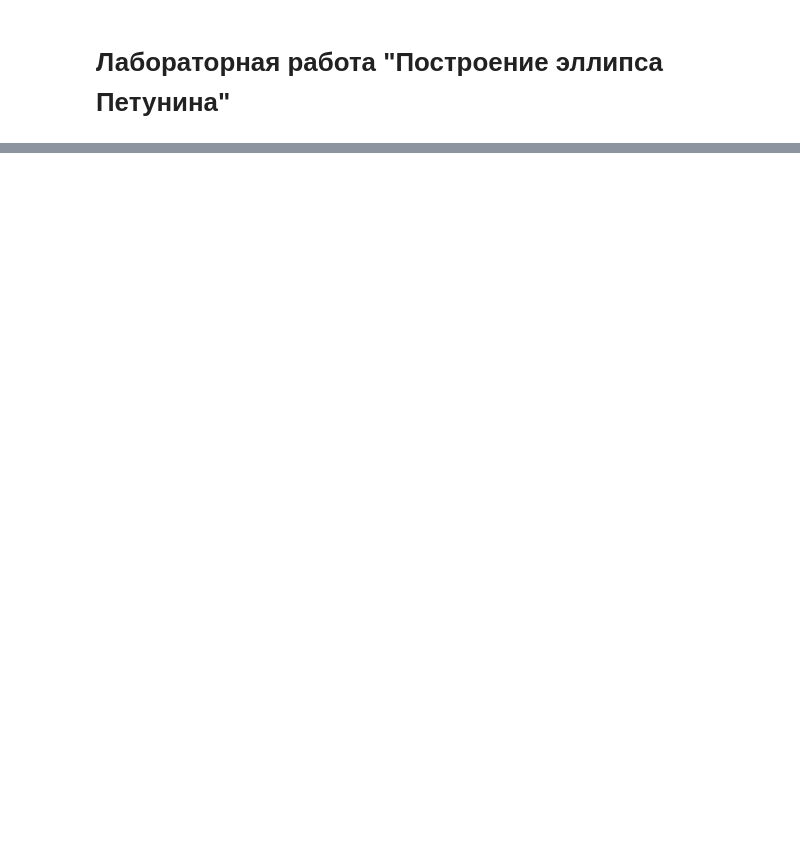
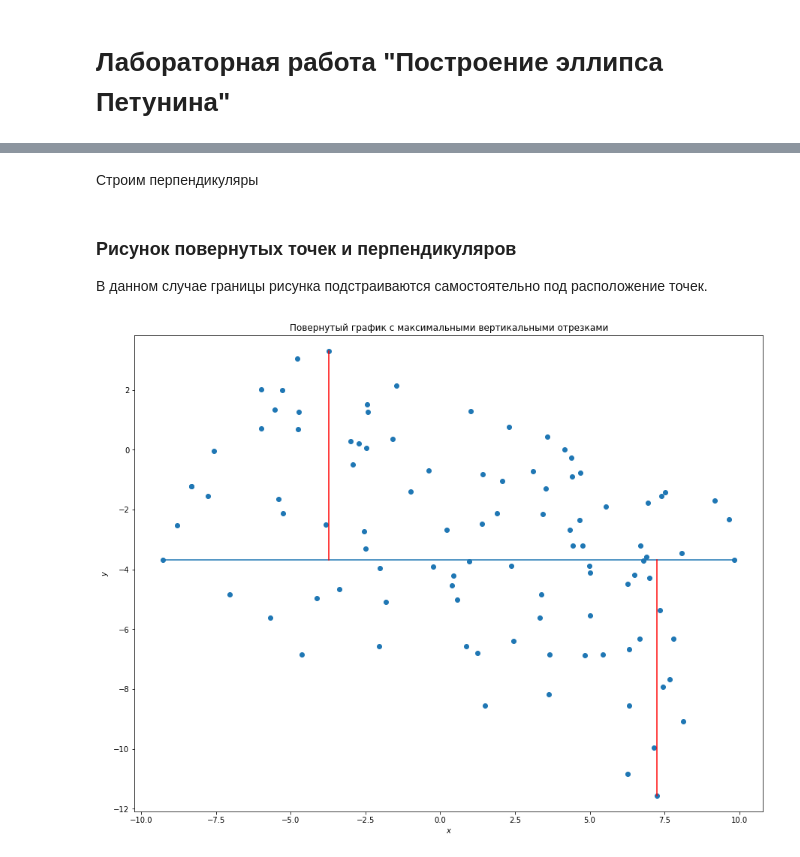
Before and after one commit to AlKravets/Pattern-Recognition, a Jupyter notebook: Lab1/python/main.ipynb, the cells around one changed output, grey strips where cells are left out. Saved outputs shown, nothing was run; the diff lists cells and outputs as text; code cells hidden in the pictures; blank space fills up the shorter version.

```diff
--- a/Lab1/python/main.ipynb
+++ b/Lab1/python/main.ipynb
@@ -186,0 +133,6 @@ third_pic(rdata, index, (seg1,seg2))
+# %%
+def vertical_segments(rdata):
+    """
+    Функция находит индексы точек с имнимальным и максимальным значениями по оси y
+    """
+    return [np.argmin(rdata,axis=1)[1], np.argmax(rdata,axis=1)[1]]
@@ -186,0 +143,34 @@ third_pic(rdata, index, (seg1,seg2))
+# %% [markdown]
+Строим перпендикуляры
+# %%
+def vertical_perpendiculars(rdata, index_max, v_index):
+    """
+    Функция возвращает 2 отрезка, перпендикуляры максимальной длины, к горизонтальному отрезку,
+    который задан индексами index_max
+    """
+    seg1 = np.array([rdata.T[v_index[0]], [rdata.T[v_index[0],0], rdata.T[index_max[0],1]]]).T
+    seg2 = np.array([rdata.T[v_index[1]], [rdata.T[v_index[1],0], rdata.T[index_max[0],1]]]).T
+    return seg1, seg2
+# %%
+segments = np.array(vertical_perpendiculars(rdata, index_max, v_index))
+# %% [markdown]
+### Рисунок повернутых точек и перпендикуляров
+
+В данном случае границы рисунка подстраиваются самостоятельно под расположение точек.
+# %%
+def third_pic(rdata, index_max,v_index, segments, size = 7, title= ""):
+    """
+    Повернутый график с максимальными вертикальными отрезками
+    """
+    new_y_limits = rdata[1,v_index[0]]*1.1, rdata[1,v_index[1]]*1.1
+    new_x_limits = rdata[0,index_max[0]]*1.1, rdata[0,index_max[1]]*1.1
+    fig = second_pic(rdata, new_x_limits, new_y_limits,index_max, size, title )
+    ax = fig.axes[0]
+    ax.plot(segments[0][0], segments[0][1], color ='red')
+    ax.plot(segments[1][0], segments[1][1], color ='red')
+    return fig
+# %%
+_= third_pic(rdata,index_max,v_index, segments, size = 15,title=
+          "Повернутый график с максимальными вертикальными отрезками")
+# %% [output]
+[figure, added]
```
Also changed, not shown: parts of 88 cells of this notebook, 1 other file.
